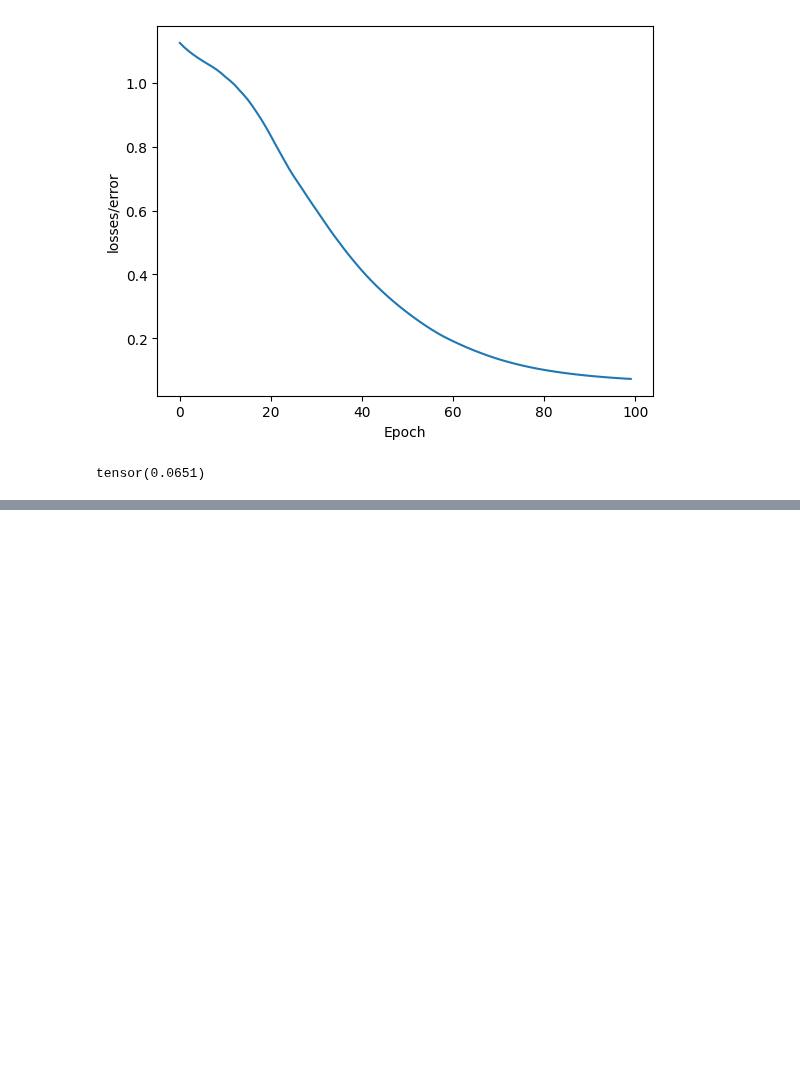
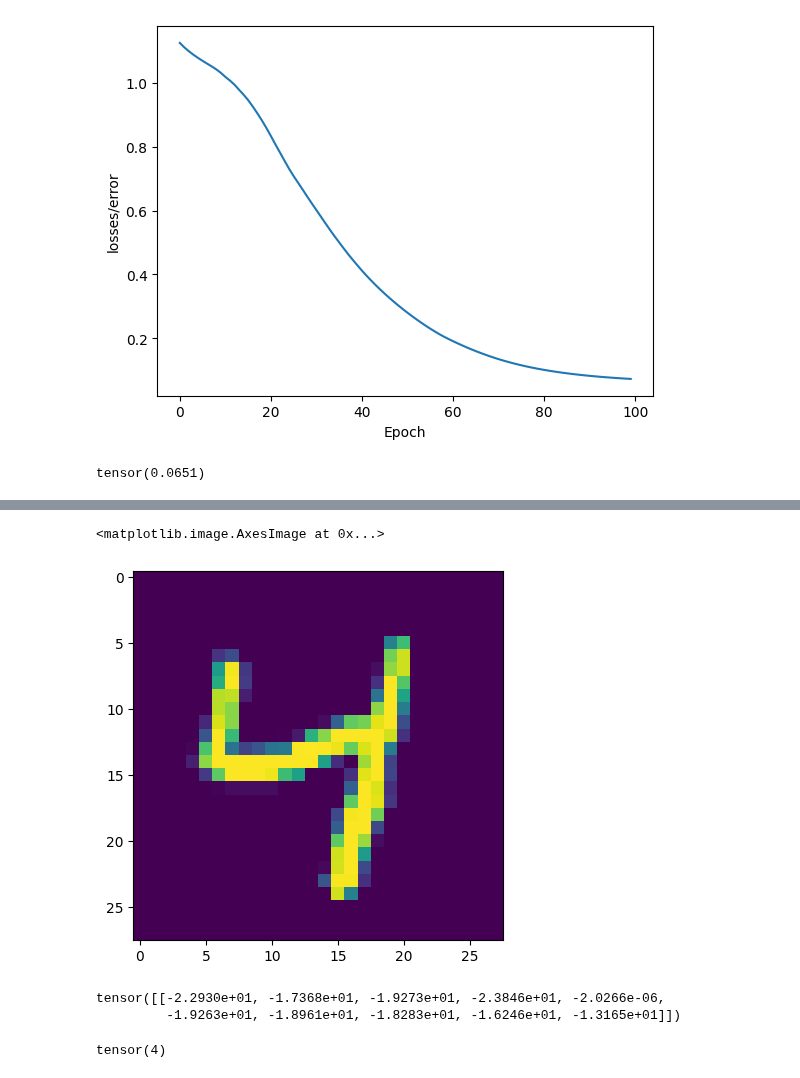
Before and after one commit to RushabhShahPrograms/Pytorch_tuts, a Jupyter notebook: Pytorch_Tuts.ipynb, the cells around one changed output, grey strips where cells are left out. Saved outputs shown, nothing was run; the diff lists cells and outputs as text; code cells hidden in the pictures; blank space fills up the shorter version.

```diff
--- a/Pytorch_Tuts.ipynb
+++ b/Pytorch_Tuts.ipynb
@@ -350,0 +391,10 @@ we got 30 correct!
+# %%
+# Convert MNIST image files into a tensor of 4D (of images,height,width,color channel)
+
+transform = transforms.ToTensor()
+
+#Train Data
+train_data = datasets.MNIST(root='/cnn_data',train=True,download=True,transform=transform)
+
+#Test Data
+test_data = datasets.MNIST(root='/cnn_data',train=False,download=True,transform=transform)
@@ -350,0 +685,7 @@ we got 30 correct!
+# %%
+#show image
+
+plt.imshow(test_data[1978][0].reshape(28,28))
+# %% [output]
+<matplotlib.image.AxesImage at 0x...>
+[figure, added]
@@ -350,0 +696,9 @@ we got 30 correct!
+# %%
+new_prediction
+# %% [output]
+tensor([[-2.2930e+01, -1.7368e+01, -1.9273e+01, -2.3846e+01, -2.0266e-06,
+         -1.9263e+01, -1.8961e+01, -1.8283e+01, -1.6246e+01, -1.3165e+01]])
+# %%
+new_prediction.argmax()
+# %% [output]
+tensor(4)
```
Also changed, not shown: parts of 38 cells of this notebook.
